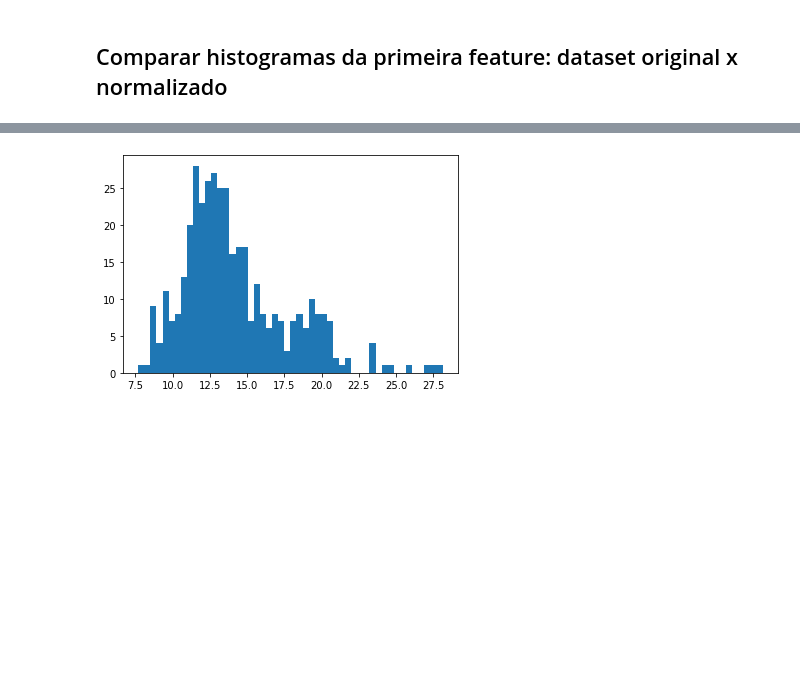
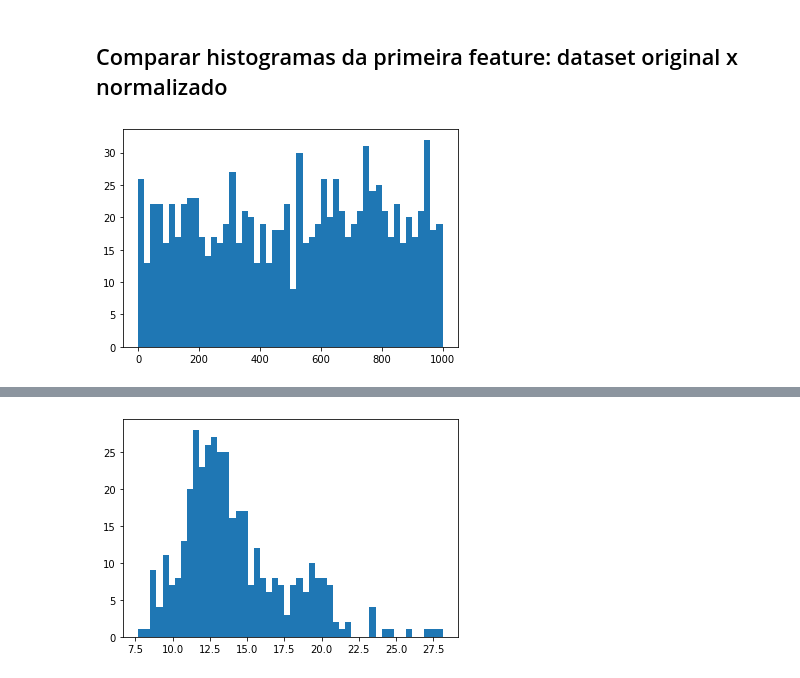
Before and after one commit to InsightLab/imersao-ciencia-de-dados, a Jupyter notebook: 2019/06-Tecnicas_para_Melhoria_de_Resultados/1-Escalonamento_de_Features.ipynb, the cells around one changed output, grey strips where cells are left out. Drawn from its saved outputs; the diff is of its cells as text; code cells hidden in the pictures; blank space fills up the shorter version.

```diff
--- a/2019/06-Tecnicas_para_Melhoria_de_Resultados/Escalonamento_de_Features.ipynb
+++ b/2019/06-Tecnicas_para_Melhoria_de_Resultados/1-Escalonamento_de_Features.ipynb
@@ -97,3 +97,9 @@ std      3.535730
 Name: 0, dtype: float64
 # %% [markdown]
 ## Comparar histogramas da primeira feature: dataset original x normalizado
+# %%
+import numpy as np
+x_ = np.random.uniform(0, 1000, size=(1000, 1))
+plt.hist(x_, bins=50);
+# %% [output]
+[figure, added]
```
Also changed, not shown: parts of 4 cells of this notebook, 10 other files.
